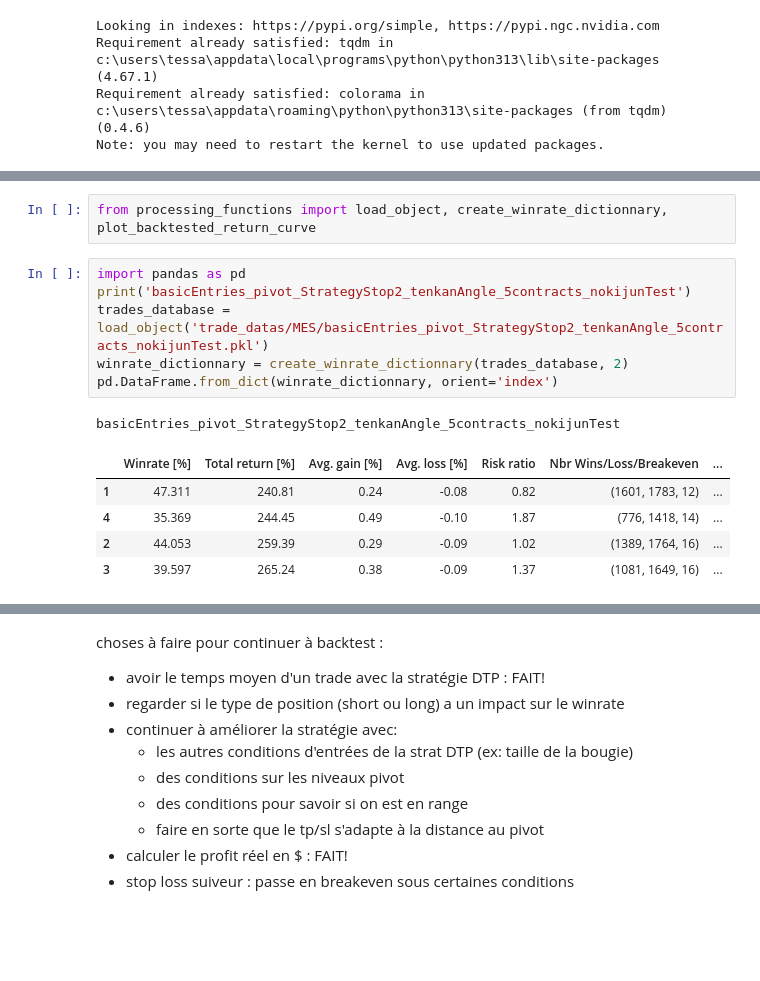
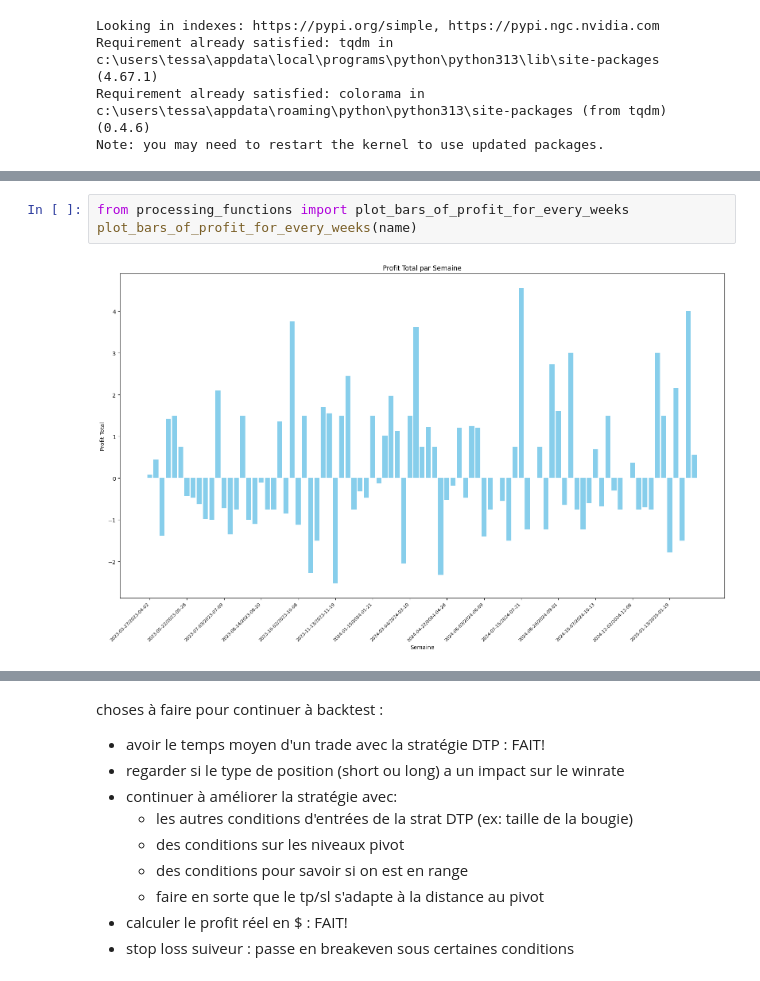
Before and after one commit to tessanix/Backtest_Trading, a Jupyter notebook: strategies_backtest.ipynb, the cells around one changed output, grey strips where cells are left out. Cells and saved outputs as stored; diff of their text form; blank space fills up the shorter version.

Commit message:
resolution of profit calculation

```diff
--- a/strategies_backtest.ipynb
+++ b/strategies_backtest.ipynb
@@ -98,15 +98,5 @@ iteration n°24 finished in 0:03:05.156446
 # %%
-from processing_functions import load_object, create_winrate_dictionnary, plot_backtested_return_curve
+from processing_functions import plot_bars_of_profit_for_every_weeks
+plot_bars_of_profit_for_every_weeks(name)
+# %% [output]
+[figure, added]
-# %%
-import pandas as pd
-print('basicEntries_pivot_StrategyStop2_tenkanAngle_5contracts_nokijunTest')
-trades_database = load_object('trade_datas/MES/basicEntries_pivot_StrategyStop2_tenkanAngle_5contracts_nokijunTest.pkl')
-winrate_dictionnary = create_winrate_dictionnary(trades_database, 2)
-pd.DataFrame.from_dict(winrate_dictionnary, orient='index')
-# %% [output]
-basicEntries_pivot_StrategyStop2_tenkanAngle_5contracts_nokijunTest
-|  | Winrate [%] | Total return [%] | Avg. gain [%] | Avg. loss [%] | Risk ratio | Nbr Wins/Loss/Breakeven | ... |
-| 1 | 47.311 | 240.81 | 0.24 | -0.08 | 0.82 | (1601, 1783, 12) | ... |
-| 4 | 35.369 | 244.45 | 0.49 | -0.10 | 1.87 | (776, 1418, 14) | ... |
-| 2 | 44.053 | 259.39 | 0.29 | -0.09 | 1.02 | (1389, 1764, 16) | ... |
-| 3 | 39.597 | 265.24 | 0.38 | -0.09 | 1.37 | (1081, 1649, 16) | ... |
```
Also changed, not shown: parts of 25 cells of this notebook, 13 other files.
